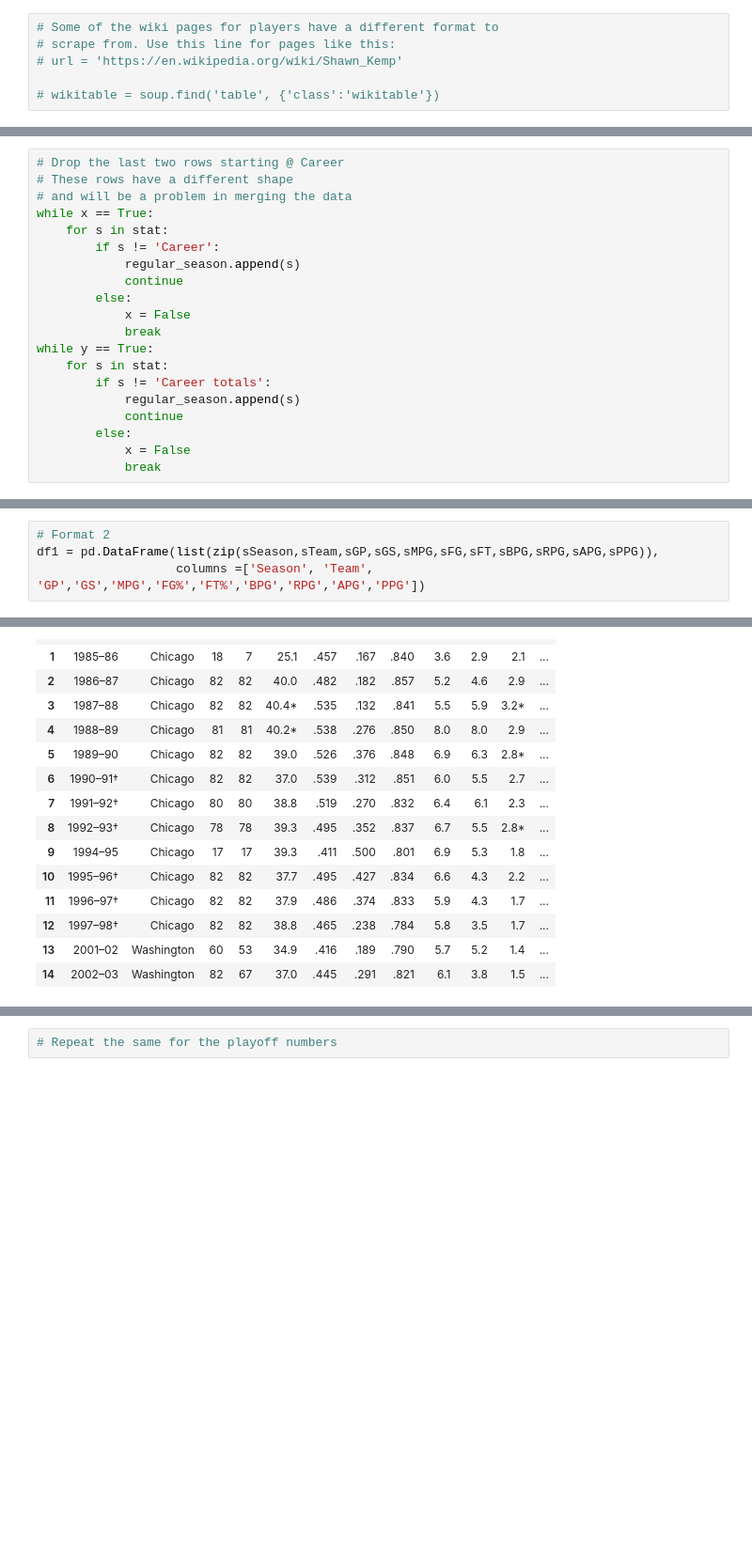
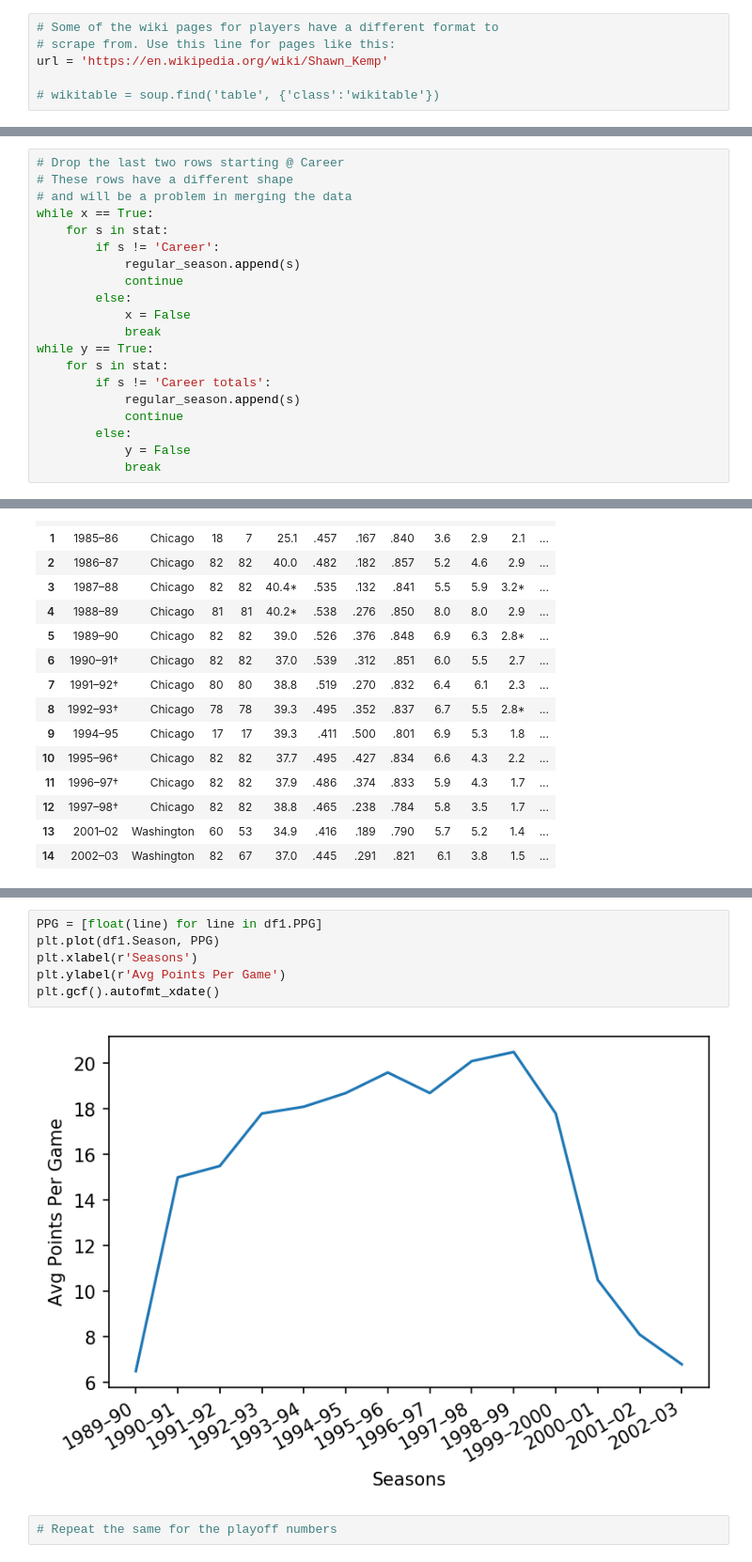
Before and after one commit to ctd1077/Wiki-NBA-Stat-Scraper, a Jupyter notebook: Wiki NBA Stat Scraper.ipynb, the cells around one changed output, grey strips where cells are left out. Shown at 94% size. Saved outputs shown, nothing was run; the diff lists cells and outputs as text; blank space fills up the shorter version.

Commit message:
Simple line plot added

```diff
--- a/Wiki NBA Stat Scraper.ipynb
+++ b/Wiki NBA Stat Scraper.ipynb
@@ -19,7 +19,7 @@ url = 'https://en.wikipedia.org/wiki/Michael_Jordan'
 # %%
 # Some of the wiki pages for players have a different format to
 # scrape from. Use this line for pages like this:
-# url = 'https://en.wikipedia.org/wiki/Shawn_Kemp'
+url = 'https://en.wikipedia.org/wiki/Shawn_Kemp'
 
 # wikitable = soup.find('table', {'class':'wikitable'})
 # %%
@@ -86,7 +86,7 @@ while y == True:
             regular_season.append(s)
             continue
         else:
-            x = False
+            y = False
             break
 # %%
 # This line creates a list that matches
@@ -156,10 +156,6 @@ if len(stat_header) == 13:
 else:
     df1 = pd.DataFrame(list(zip(sSeason,sTeam,sGP,sGS,sMPG,sFG,sFT,sBPG,sRPG,sAPG,sPPG)),
                    columns =['Season', 'Team', 'GP','GS','MPG','FG%','FT%','BPG','RPG','APG','PPG'])
-# %%
-# Format 2
-df1 = pd.DataFrame(list(zip(sSeason,sTeam,sGP,sGS,sMPG,sFG,sFT,sBPG,sRPG,sAPG,sPPG)),
-                   columns =['Season', 'Team', 'GP','GS','MPG','FG%','FT%','BPG','RPG','APG','PPG'])
 # %%
 # All the successfully scraped from the website and now sits in this dataframe
 df
@@ -185,3 +197,11 @@ df1
+# %%
+PPG = [float(line) for line in df1.PPG]
+plt.plot(df1.Season, PPG)
+plt.xlabel(r'Seasons')
+plt.ylabel(r'Avg Points Per Game')
+plt.gcf().autofmt_xdate()
+# %% [output]
+[figure, added]
 # %%
 # Repeat the same for the playoff numbers
 # %%
```
Also changed, not shown: parts of 1 cell of this notebook.
